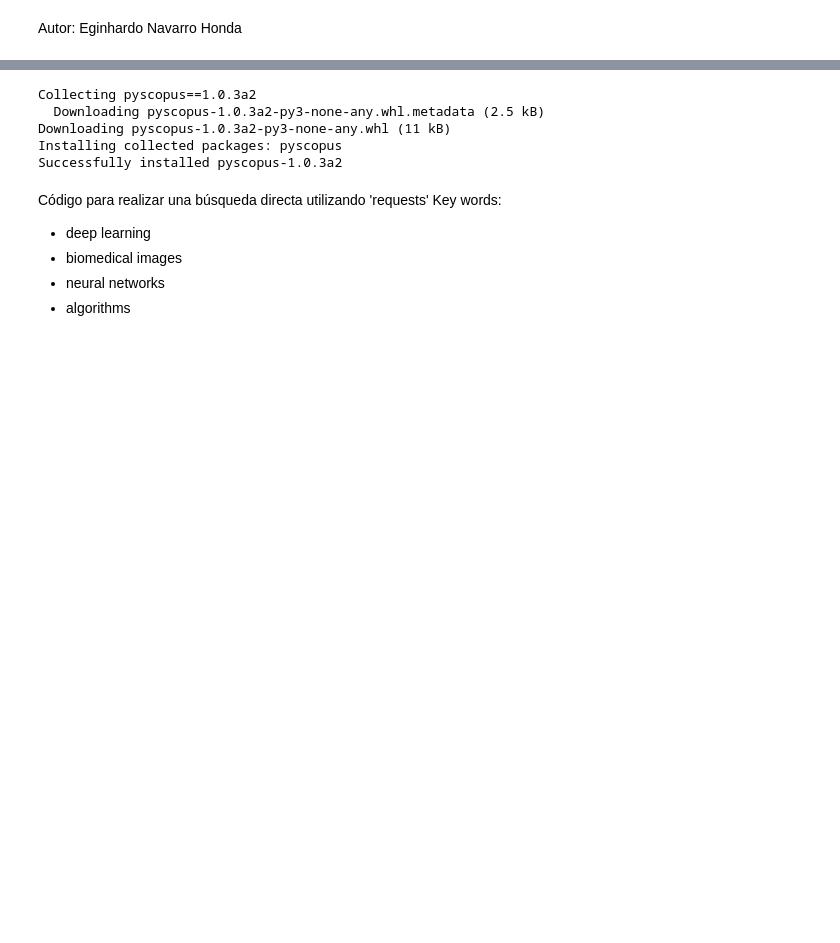
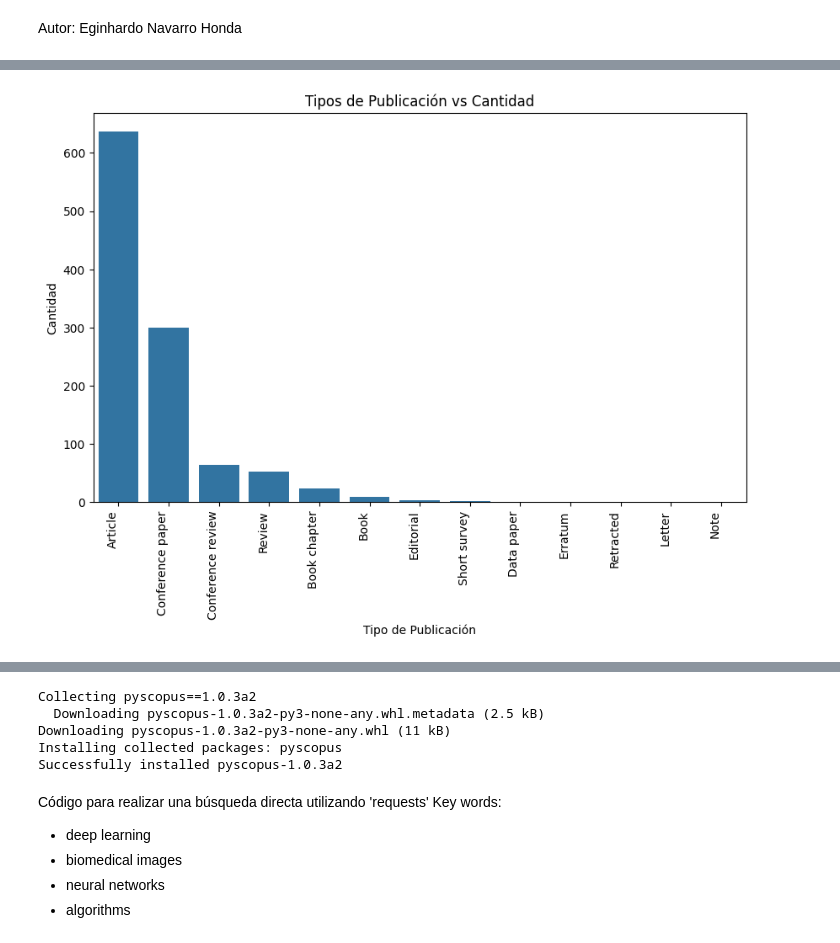
Before and after one commit to EHN8829/DUPD_PARCIAL, a Jupyter notebook: Pregunta2_Consultas_en_SCOPUS_API.ipynb, the cells around one changed output, grey strips where cells are left out. Cells and saved outputs as stored; diff of their text form; code cells hidden in the pictures; blank space fills up the shorter version.

```diff
--- a/Pregunta2_Consultas_en_SCOPUS_API.ipynb
+++ b/Pregunta2_Consultas_en_SCOPUS_API.ipynb
@@ -4,0 +36,11 @@ Autor: Eginhardo Navarro Honda
+# %%
+# O bien, graficando con 'seaborn' de acuerdo al enunciado de la pregunta
+plt.figure(figsize=(10, 6))
+sns.barplot(x=conteo_tipos.index, y=conteo_tipos.values)
+plt.title('Tipos de Publicación vs Cantidad')
+plt.xlabel('Tipo de Publicación')
+plt.ylabel('Cantidad')
+plt.xticks(rotation=90, ha="right")
+plt.show()
+# %% [output]
+[figure, added]
```
Also changed, not shown: parts of 11 cells of this notebook.
